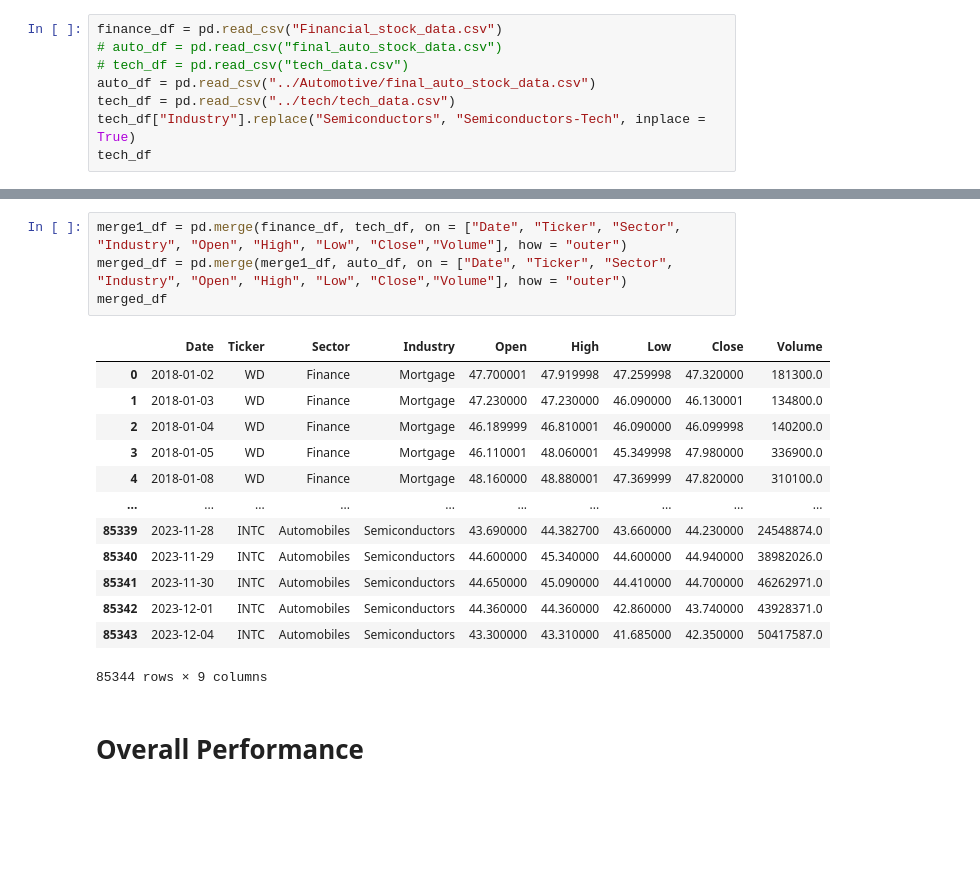
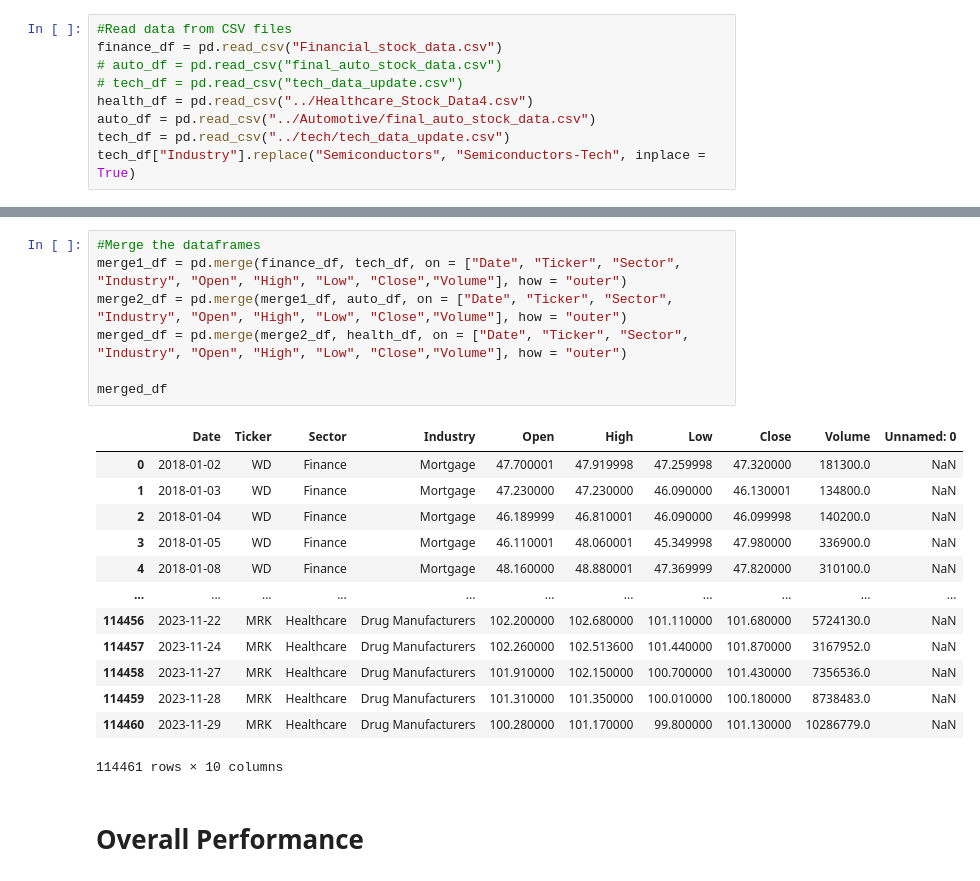
Before and after one commit to alisonands/Stock-Analysis, a Jupyter notebook: ExtractFinances/Main.ipynb, the cells around one changed output, grey strips where cells are left out. Drawn from its saved outputs; the diff is of its cells as text; blank space fills up the shorter version.

```diff
--- a/ExtractFinances/Main.ipynb
+++ b/ExtractFinances/Main.ipynb
@@ -17,8 +18,9 @@ sns.set_theme()
 # %%
+#Read data from CSV files
 finance_df = pd.read_csv("Financial_stock_data.csv")
 # auto_df = pd.read_csv("final_auto_stock_data.csv")
-# tech_df = pd.read_csv("tech_data.csv")
+# tech_df = pd.read_csv("tech_data_update.csv")
+health_df = pd.read_csv("../Healthcare_Stock_Data4.csv")
 auto_df = pd.read_csv("../Automotive/final_auto_stock_data.csv")
-tech_df = pd.read_csv("../tech/tech_data.csv")
+tech_df = pd.read_csv("../tech/tech_data_update.csv")
 tech_df["Industry"].replace("Semiconductors", "Semiconductors-Tech", inplace = True)
-tech_df
@@ -55,21 +27,24 @@ auto_df
 # %%
+#Merge the dataframes
 merge1_df = pd.merge(finance_df, tech_df, on = ["Date", "Ticker", "Sector", "Industry", "Open", "High", "Low", "Close","Volume"], how = "outer")
-merged_df = pd.merge(merge1_df, auto_df, on = ["Date", "Ticker", "Sector", "Industry", "Open", "High", "Low", "Close","Volume"], how = "outer")
+merge2_df = pd.merge(merge1_df, auto_df, on = ["Date", "Ticker", "Sector", "Industry", "Open", "High", "Low", "Close","Volume"], how = "outer")
+merged_df = pd.merge(merge2_df, health_df, on = ["Date", "Ticker", "Sector", "Industry", "Open", "High", "Low", "Close","Volume"], how = "outer")
+
 merged_df
 # %% [output]
-|  | Date | Ticker | Sector | Industry | Open | High | Low | Close | Volume |
-| 0 | 2018-01-02 | WD | Finance | Mortgage | 47.700001 | 47.919998 | 47.259998 | 47.320000 | 181300.0 |
-| 1 | 2018-01-03 | WD | Finance | Mortgage | 47.230000 | 47.230000 | 46.090000 | 46.130001 | 134800.0 |
-| 2 | 2018-01-04 | WD | Finance | Mortgage | 46.189999 | 46.810001 | 46.090000 | 46.099998 | 140200.0 |
-| 3 | 2018-01-05 | WD | Finance | Mortgage | 46.110001 | 48.060001 | 45.349998 | 47.980000 | 336900.0 |
-| 4 | 2018-01-08 | WD | Finance | Mortgage | 48.160000 | 48.880001 | 47.369999 | 47.820000 | 310100.0 |
-| ... | ... | ... | ... | ... | ... | ... | ... | ... | ... |
-| 85339 | 2023-11-28 | INTC | Automobiles | Semiconductors | 43.690000 | 44.382700 | 43.660000 | 44.230000 | 24548874.0 |
-| 85340 | 2023-11-29 | INTC | Automobiles | Semiconductors | 44.600000 | 45.340000 | 44.600000 | 44.940000 | 38982026.0 |
-| 85341 | 2023-11-30 | INTC | Automobiles | Semiconductors | 44.650000 | 45.090000 | 44.410000 | 44.700000 | 46262971.0 |
-| 85342 | 2023-12-01 | INTC | Automobiles | Semiconductors | 44.360000 | 44.360000 | 42.860000 | 43.740000 | 43928371.0 |
-| 85343 | 2023-12-04 | INTC | Automobiles | Semiconductors | 43.300000 | 43.310000 | 41.685000 | 42.350000 | 50417587.0 |
+|  | Date | Ticker | Sector | Industry | Open | High | Low | Close | Volume | Unnamed: 0 |
+| 0 | 2018-01-02 | WD | Finance | Mortgage | 47.700001 | 47.919998 | 47.259998 | 47.320000 | 181300.0 | NaN |
+| 1 | 2018-01-03 | WD | Finance | Mortgage | 47.230000 | 47.230000 | 46.090000 | 46.130001 | 134800.0 | NaN |
+| 2 | 2018-01-04 | WD | Finance | Mortgage | 46.189999 | 46.810001 | 46.090000 | 46.099998 | 140200.0 | NaN |
+| 3 | 2018-01-05 | WD | Finance | Mortgage | 46.110001 | 48.060001 | 45.349998 | 47.980000 | 336900.0 | NaN |
+| 4 | 2018-01-08 | WD | Finance | Mortgage | 48.160000 | 48.880001 | 47.369999 | 47.820000 | 310100.0 | NaN |
+| ... | ... | ... | ... | ... | ... | ... | ... | ... | ... | ... |
+| 114456 | 2023-11-22 | MRK | Healthcare | Drug Manufacturers | 102.200000 | 102.680000 | 101.110000 | 101.680000 | 5724130.0 | NaN |
+| 114457 | 2023-11-24 | MRK | Healthcare | Drug Manufacturers | 102.260000 | 102.513600 | 101.440000 | 101.870000 | 3167952.0 | NaN |
+| 114458 | 2023-11-27 | MRK | Healthcare | Drug Manufacturers | 101.910000 | 102.150000 | 100.700000 | 101.430000 | 7356536.0 | NaN |
+| 114459 | 2023-11-28 | MRK | Healthcare | Drug Manufacturers | 101.310000 | 101.350000 | 100.010000 | 100.180000 | 8738483.0 | NaN |
+| 114460 | 2023-11-29 | MRK | Healthcare | Drug Manufacturers | 100.280000 | 101.170000 | 99.800000 | 101.130000 | 10286779.0 | NaN |
-85344 rows × 9 columns
+114461 rows × 10 columns
 # %% [markdown]
 # **Overall Performance**
 # %%
```
Also changed, not shown: parts of 22 cells of this notebook, 6 other files.
